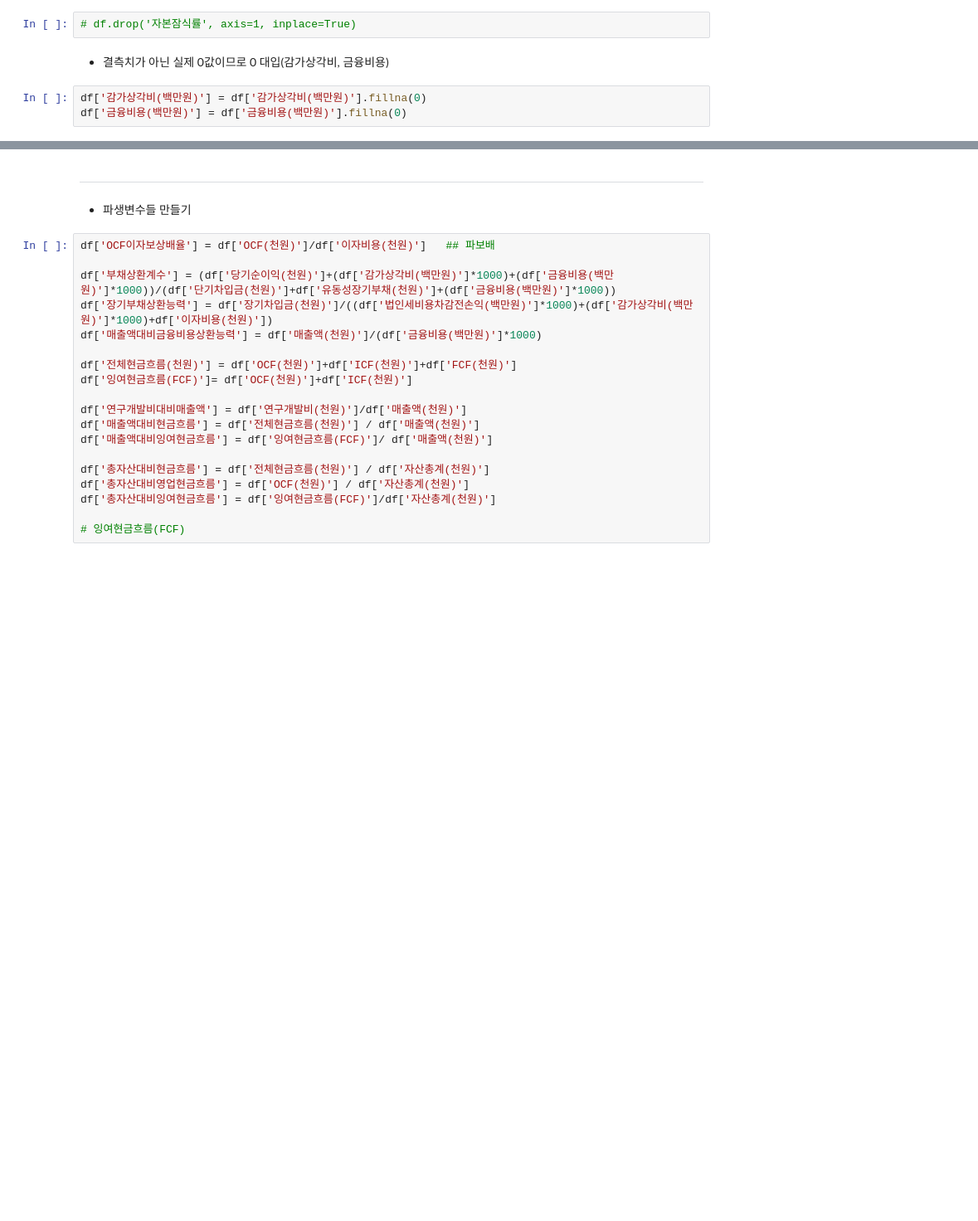
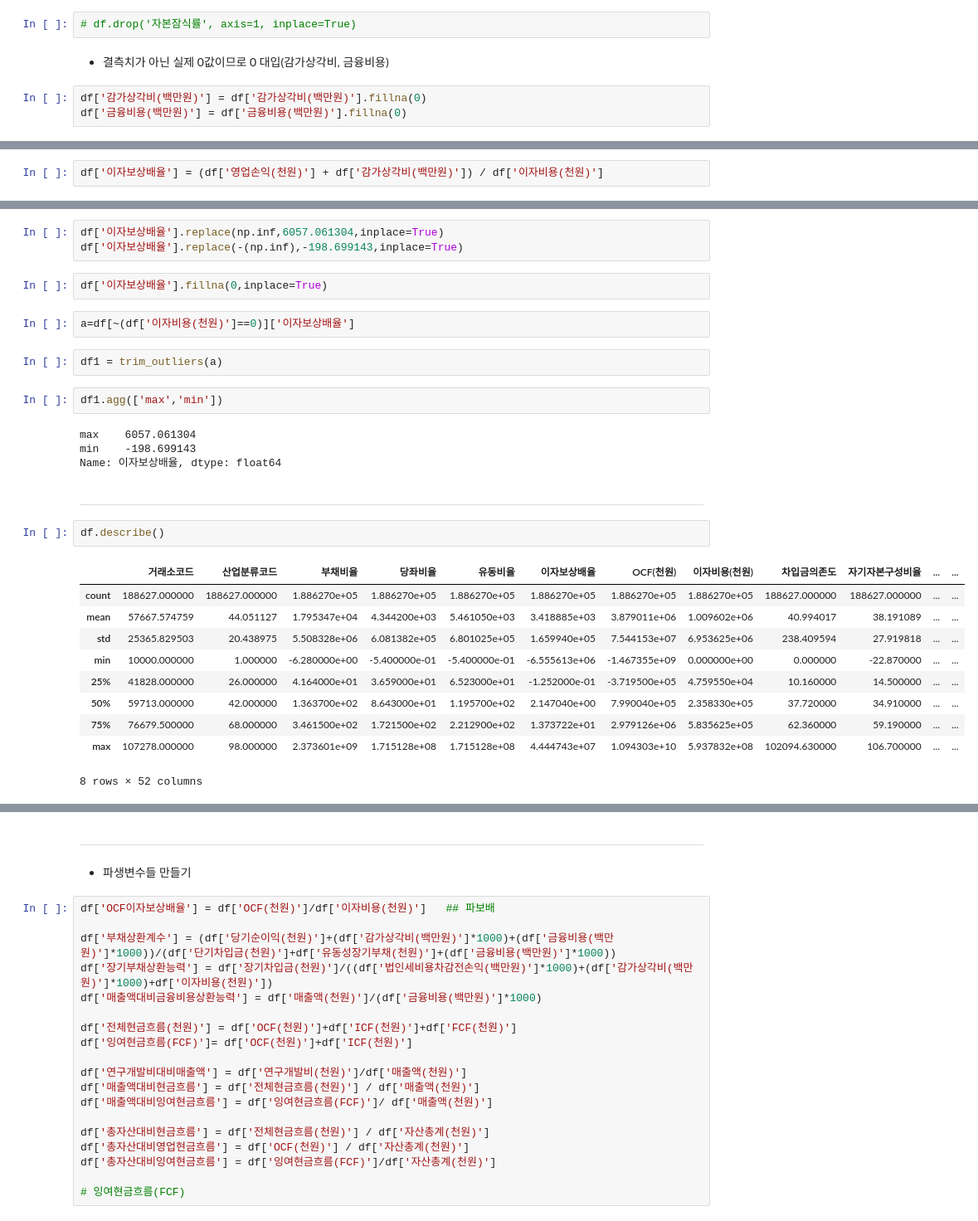
Before and after one commit to youngsang114/Project_2, a Jupyter notebook: 전처리/4.EDA,파생변수_외감.ipynb, the cells around one changed output, grey strips where cells are left out. Shown at 83% size. Drawn from its saved outputs; the diff is of its cells as text; blank space fills up the shorter version.

```diff
--- a/전처리/4.EDA,파생변수_외감.ipynb
+++ b/전처리/4.EDA,파생변수_외감.ipynb
@@ -122,0 +89,2 @@ dtype: int64
+# %%
+df['이자보상배율'] = (df['영업손익(천원)'] + df['감가상각비(백만원)']) / df['이자비용(천원)']
@@ -122,0 +95,30 @@ dtype: int64
+# %%
+df['이자보상배율'].replace(np.inf,6057.061304,inplace=True)
+df['이자보상배율'].replace(-(np.inf),-198.699143,inplace=True)
+# %%
+df['이자보상배율'].fillna(0,inplace=True)
+# %%
+a=df[~(df['이자비용(천원)']==0)]['이자보상배율']
+# %%
+df1 = trim_outliers(a)
+# %%
+df1.agg(['max','min'])
+# %% [output]
+max    6057.061304
+min    -198.699143
+Name: 이자보상배율, dtype: float64
+# %% [markdown]
+---
+# %%
+df.describe()
+# %% [output]
+|  | 거래소코드 | 산업분류코드 | 부채비율 | 당좌비율 | 유동비율 | 이자보상배율 | OCF(천원) | 이자비용(천원) | 차입금의존도 | 자기자본구성비율 | ... | ... |
+| count | 188627.000000 | 188627.000000 | 1.886270e+05 | 1.886270e+05 | 1.886270e+05 | 1.886270e+05 | 1.886270e+05 | 1.886270e+05 | 188627.000000 | 188627.000000 | ... | ... |
+| mean | 57667.574759 | 44.051127 | 1.795347e+04 | 4.344200e+03 | 5.461050e+03 | 3.418885e+03 | 3.879011e+06 | 1.009602e+06 | 40.994017 | 38.191089 | ... | ... |
+| std | 25365.829503 | 20.438975 | 5.508328e+06 | 6.081382e+05 | 6.801025e+05 | 1.659940e+05 | 7.544153e+07 | 6.953625e+06 | 238.409594 | 27.919818 | ... | ... |
+| min | 10000.000000 | 1.000000 | -6.280000e+00 | -5.400000e-01 | -5.400000e-01 | -6.555613e+06 | -1.467355e+09 | 0.000000e+00 | 0.000000 | -22.870000 | ... | ... |
+| 25% | 41828.000000 | 26.000000 | 4.164000e+01 | 3.659000e+01 | 6.523000e+01 | -1.252000e-01 | -3.719500e+05 | 4.759550e+04 | 10.160000 | 14.500000 | ... | ... |
+| 50% | 59713.000000 | 42.000000 | 1.363700e+02 | 8.643000e+01 | 1.195700e+02 | 2.147040e+00 | 7.990040e+05 | 2.358330e+05 | 37.720000 | 34.910000 | ... | ... |
+| 75% | 76679.500000 | 68.000000 | 3.461500e+02 | 1.721500e+02 | 2.212900e+02 | 1.373722e+01 | 2.979126e+06 | 5.835625e+05 | 62.360000 | 59.190000 | ... | ... |
+| max | 107278.000000 | 98.000000 | 2.373601e+09 | 1.715128e+08 | 1.715128e+08 | 4.444743e+07 | 1.094303e+10 | 5.937832e+08 | 102094.630000 | 106.700000 | ... | ... |
+8 rows × 52 columns
```
Also changed, not shown: parts of 105 cells of this notebook, 2 other files.
